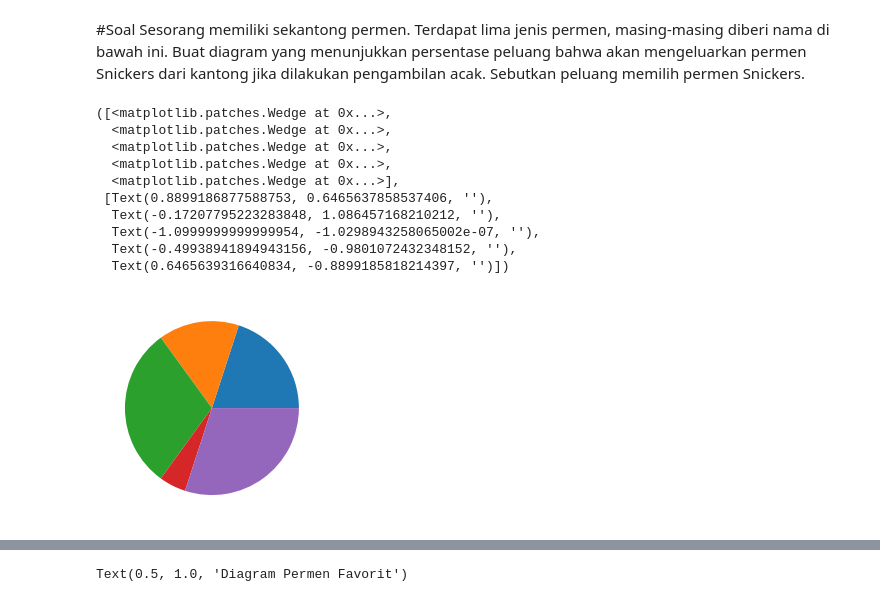
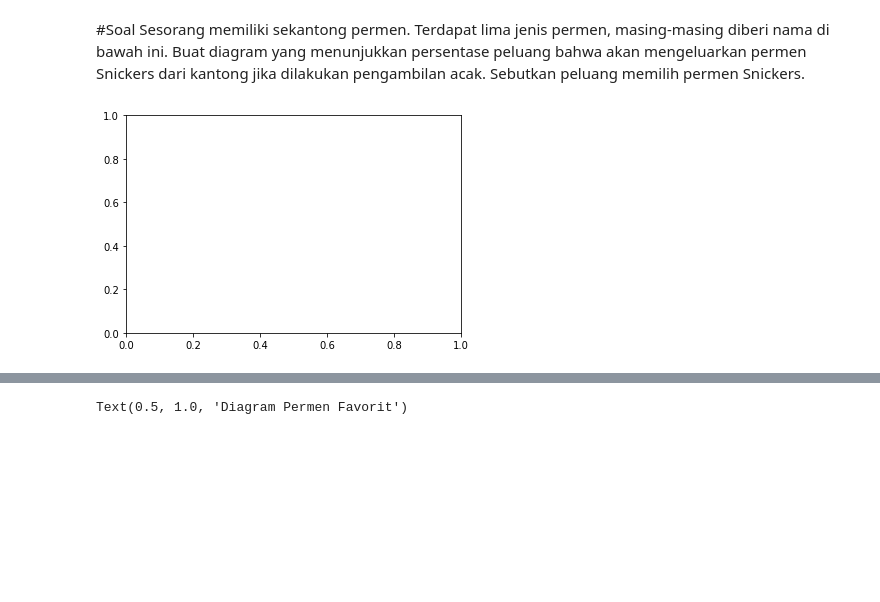
Before and after one commit to Onestringlab/notebook, a Jupyter notebook: Pie_Matplotlib.ipynb, the cells around one changed output, grey strips where cells are left out. Saved outputs shown, nothing was run; the diff lists cells and outputs as text; code cells hidden in the pictures; blank space fills up the shorter version.

```diff
--- a/Pie_Matplotlib.ipynb
+++ b/Pie_Matplotlib.ipynb
@@ -18,19 +18,8 @@ explode = (0, 0, 0.1, 0, 0)
 # %%
 fig = plt.figure()
 ax = plt.axes()
-ax.pie(candy_counts)
 # %% [output]
-([<matplotlib.patches.Wedge at 0x...>,
-  <matplotlib.patches.Wedge at 0x...>,
-  <matplotlib.patches.Wedge at 0x...>,
-  <matplotlib.patches.Wedge at 0x...>,
-  <matplotlib.patches.Wedge at 0x...>],
- [Text(0.8899186877588753, 0.6465637858537406, ''),
-  Text(-0.17207795223283848, 1.086457168210212, ''),
-  Text(-1.0999999999999954, -1.0298943258065002e-07, ''),
-  Text(-0.49938941894943156, -0.9801072432348152, ''),
-  Text(0.6465639316640834, -0.8899185818214397, '')])
-[figure, old version]
+[figure, new version]
 # %%
 fig = plt.figure(figsize=(6,6))
 ax = plt.axes()
```
Also changed, not shown: parts of 2 cells of this notebook.
